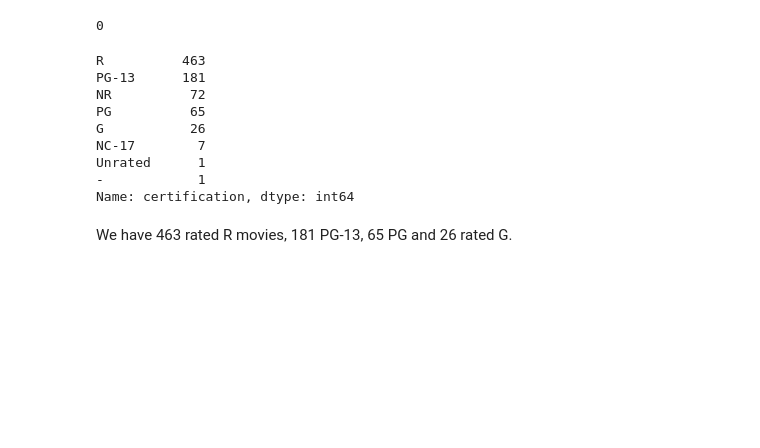
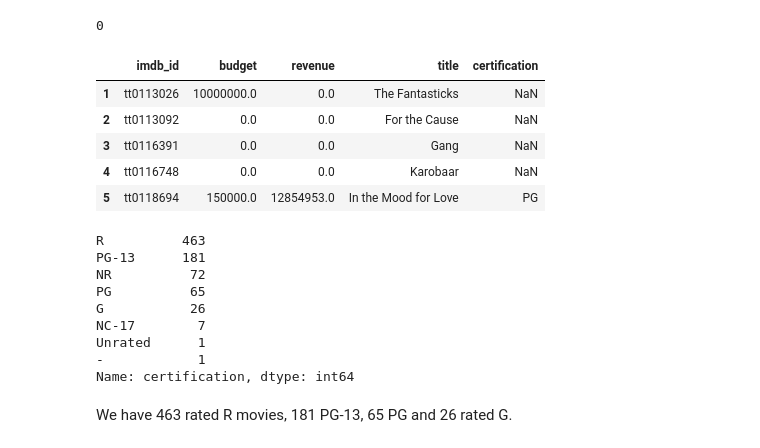
Before and after one commit to fid2445/Project-3-, a Jupyter notebook: Project EDA.ipynb, the cells around one changed output. Saved outputs shown, nothing was run; the diff lists cells and outputs as text; code cells hidden in the pictures; blank space fills up the shorter version.

```diff
--- a/Project EDA.ipynb
+++ b/Project EDA.ipynb
@@ -167,6 +160,16 @@ df.drop_duplicates(inplace=True)
 df.duplicated().sum()
 # %% [output]
 0
+# %%
+df.dropna(subset=['title'], inplace=True)
+df.head()
+# %% [output]
+|  | imdb_id | budget | revenue | title | certification |
+| 1 | tt0113026 | 10000000.0 | 0.0 | The Fantasticks | NaN |
+| 2 | tt0113092 | 0.0 | 0.0 | For the Cause | NaN |
+| 3 | tt0116391 | 0.0 | 0.0 | Gang | NaN |
+| 4 | tt0116748 | 0.0 | 0.0 | Karobaar | NaN |
+| 5 | tt0118694 | 150000.0 | 12854953.0 | In the Mood for Love | PG |
 # %%
 df['certification'].value_counts()
 # %% [output]
```
Also changed, not shown: parts of 9 cells of this notebook, 3 other files.
